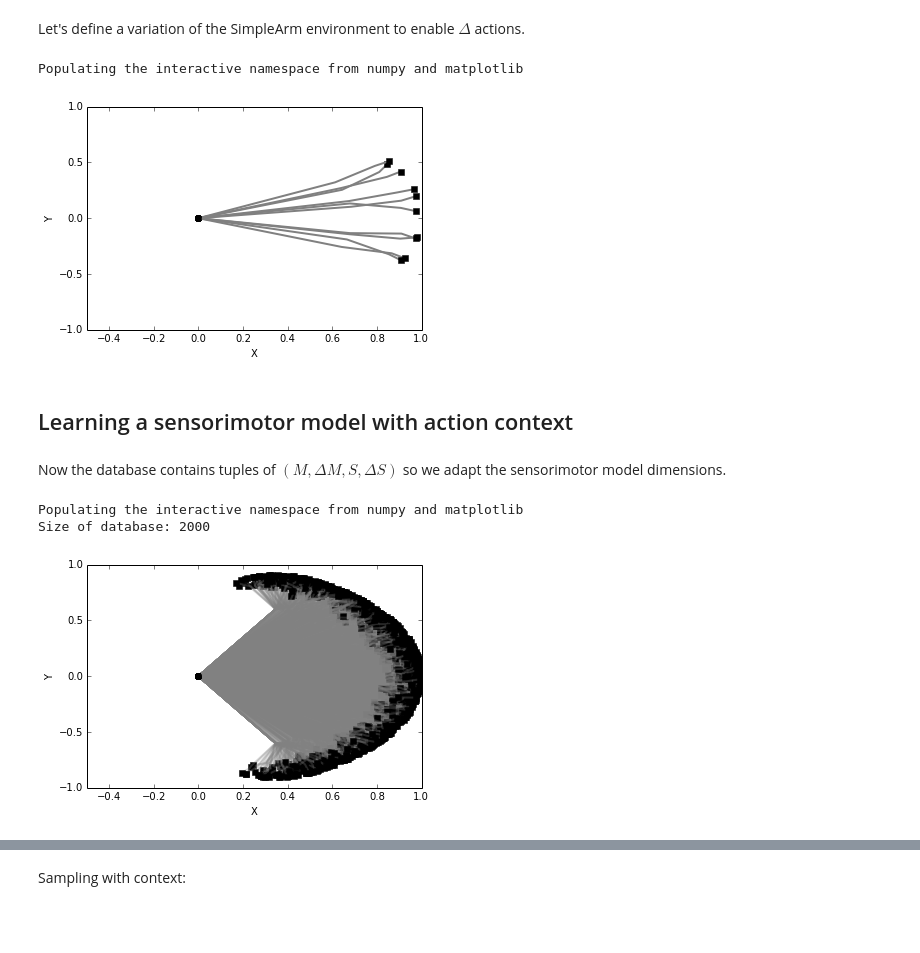
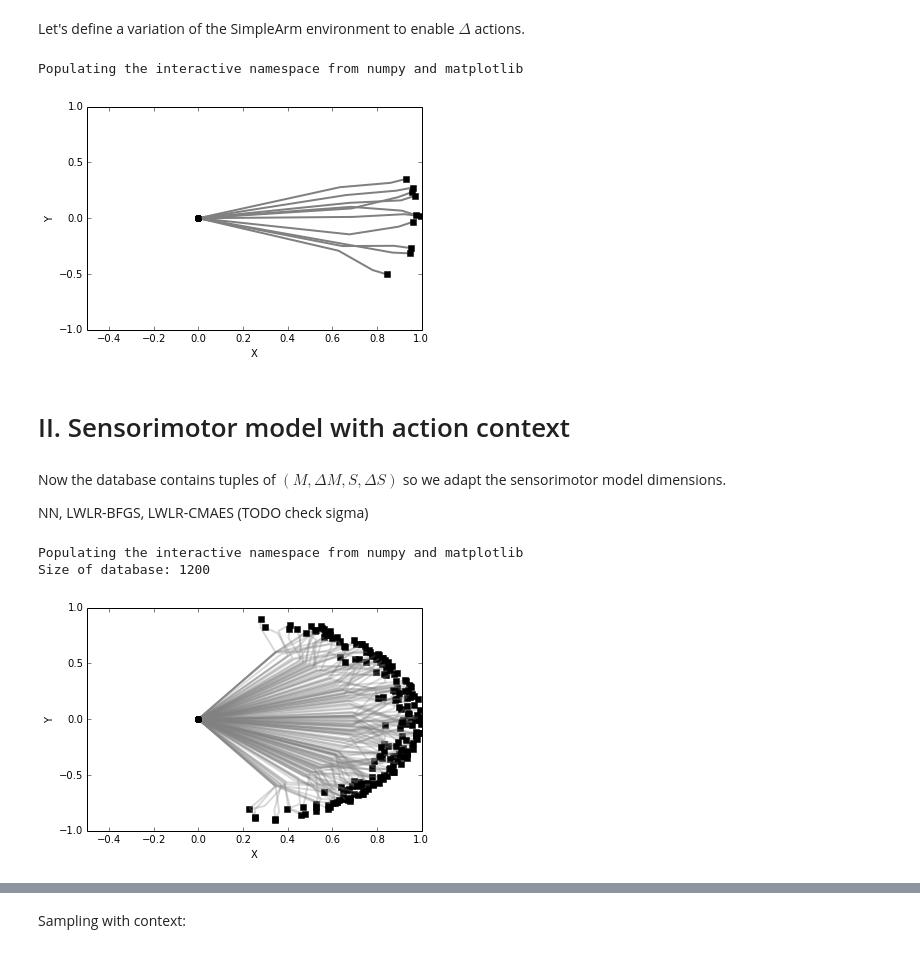
Before and after one commit to flowersteam/explauto, a Jupyter notebook: notebook/learning_with_context.ipynb, the cells around one changed output, grey strips where cells are left out. Saved outputs shown, nothing was run; the diff lists cells and outputs as text; code cells hidden in the pictures; blank space fills up the shorter version.

```diff
--- a/notebook/learning_with_context.ipynb
+++ b/notebook/learning_with_context.ipynb
@@ -21,11 +18,9 @@ from explauto.environment import environments
 env_cls = SimpleArmEnvironment
 env_conf = environments['simple_arm'][1]['low_dimensional']
 
-rest_position = [0]*3
-
 context_mode = dict(choose_m=True,
                     context_dims=[0,1],
-                    rest_position=rest_position,
+                    rest_position=[0]*3,
                     dm_bounds=[[-0.2, -0.2, -0.2],
                               [0.2, 0.2, 0.2]],
                     ds_bounds=[[-0.2, -0.2],
@@ -45,11 +40,13 @@ for m in motor_configurations:
     environment.plot(ax)
 # %% [output]
 Populating the interactive namespace from numpy and matplotlib
-[figure, old version]
+[figure, new version]
 # %% [markdown]
-## Learning a sensorimotor model with action context
+# II. Sensorimotor model with action context
 # %% [markdown]
 Now the database contains tuples of $(M, \Delta M, S, \Delta S)$ so we adapt the sensorimotor model dimensions.
+
+NN, LWLR-BFGS, LWLR-CMAES (TODO check sigma)
 # %%
 from explauto import SensorimotorModel
 from explauto.utils.config import make_configuration
@@ -63,17 +61,17 @@ sm_model = SensorimotorModel.from_configuration(conf, 'NN', 'default')
 # %%
 # Create the axes for plotting:
 %pylab inline
 ax = axes()
 
-for mdm in environment.random_motors(n=2000):
+for mdm in environment.random_motors(n=200):
     context = environment.current_sensori_position
     sds = environment.update(mdm, reset=True)
     sm_model.update(mdm, sds)
     environment.plot(ax, alpha=0.3)
     #draw()
 
 print "Size of database:", sm_model.size()
 # %% [output]
 Populating the interactive namespace from numpy and matplotlib
-Size of database: 2000
+Size of database: 1200
-[figure, old version]
+[figure, new version]
```
Also changed, not shown: parts of 28 cells of this notebook, 12 other files.
